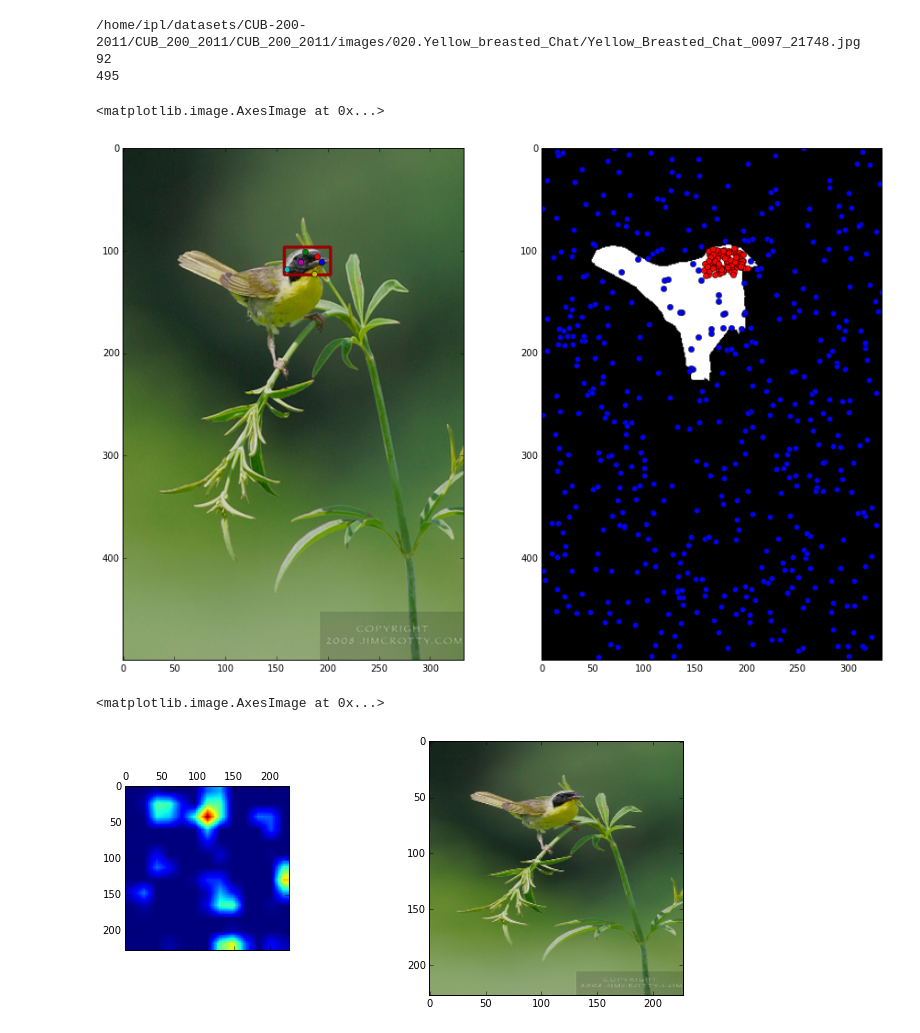
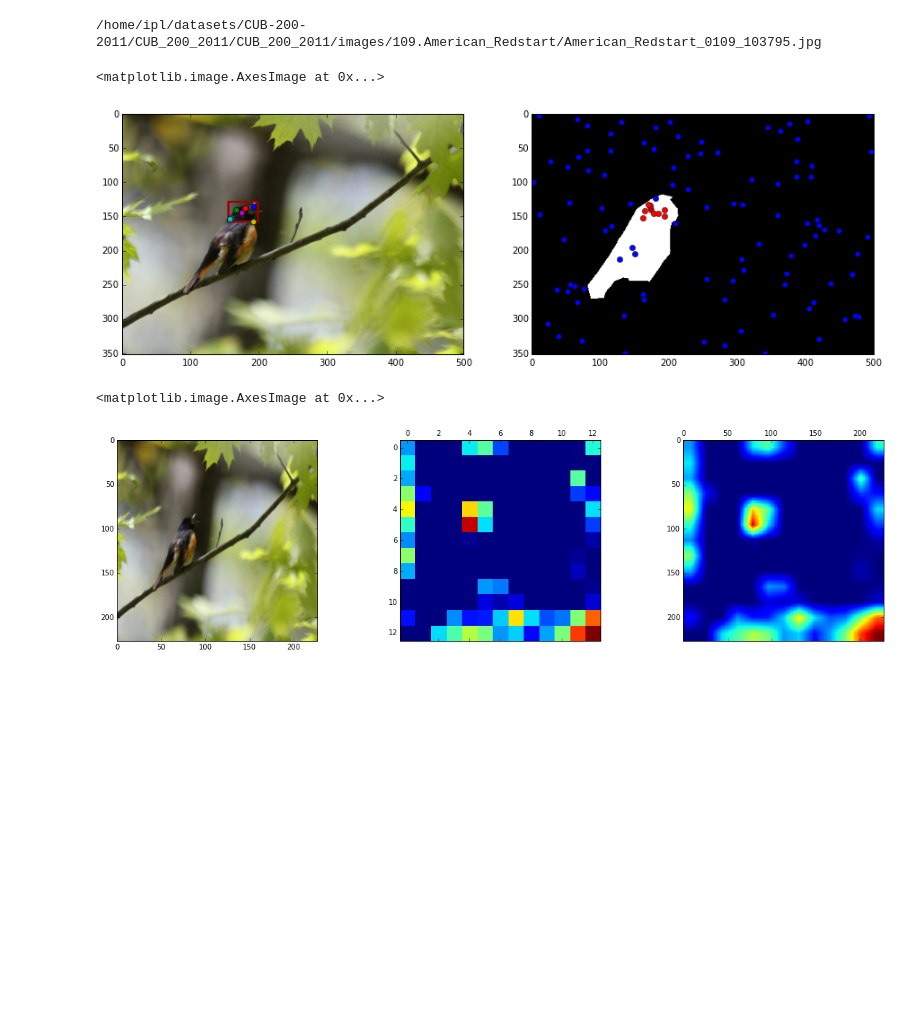
Before and after one commit to yassersouri/omgh, a Jupyter notebook: notebooks/RF.ipynb, the cells around one changed output. Saved outputs shown, nothing was run; the diff lists cells and outputs as text; code cells hidden in the pictures; blank space fills up the shorter version.

```diff
--- a/notebooks/RF.ipynb
+++ b/notebooks/RF.ipynb
@@ -34,45 +36,45 @@ cub_parts = cub.get_parts()
 # %%
 fig = plt.figure(figsize=(15, 10))
 ax_i = fig.add_subplot(121)
 ax_s = fig.add_subplot(122)
 
-img_id = IDtrain[598]
+img_id = IDtrain[3262]
 print all_image_infos[img_id]
 seg = thresh_segment_mean(caffe.io.load_image(all_segmentaion_infos[img_id]))
 img = caffe.io.load_image(all_image_infos[img_id])
 parts = cub_parts.for_image(img_id)
 parts_head = parts.filter_by_name(Parts.HEAD_PART_NAMES)
 
 parts_head.draw_part(ax_i)
 img_d = parts_head.draw_rect(img)
 
 head_positive = gen_part_points(parts_head.get_rect_info(img), seg, parts_head)
 head_positive.draw_part(ax_s, 'red')
 
 head_negative = gen_bg_points(parts_head.get_rect_info(img), seg, parts_head)
 head_negative.draw_part(ax_s, 'blue')
 
 ax_i.imshow(img_d)
 ax_s.imshow(seg)
 # %% [output]
-/home/ipl/datasets/CUB-200-2011/CUB_200_2011/CUB_200_2011/images/020.Yellow_breasted_Chat/Yellow_Breasted_Chat_0097_21748.jpg
-92
-495
+/home/ipl/datasets/CUB-200-2011/CUB_200_2011/CUB_200_2011/images/109.American_Redstart/American_Redstart_0109_103795.jpg
 <matplotlib.image.AxesImage at 0x...>
-[figure, old version]
+[figure, new version]
 # %%
 deep_helper = DeepHelper()
 # %%
 deep_helper.init_with_image(img)
-fig = plt.figure(figsize=(10, 5))
+fig = plt.figure(figsize=(20, 5))
 I = 325
 layer = 'conv4'
 feat = deep_helper.feats[layer][:, :, I]
 
+ax = fig.add_subplot(132)
+ax.matshow(deep_helper.net.blobs[layer].data[0, I, :, :])
+ax = fig.add_subplot(133)
+ax.matshow(feat)
 ax = fig.add_subplot(131)
-ax.matshow(feat)
-ax = fig.add_subplot(122)
 ax.imshow(deep_helper.net.deprocess('data', deep_helper.net.blobs['data'].data[0]))
 # %% [output]
 <matplotlib.image.AxesImage at 0x...>
-[figure, old version]
+[figure, new version]
```
Also changed, not shown: parts of 34 cells of this notebook, 2 other files.
